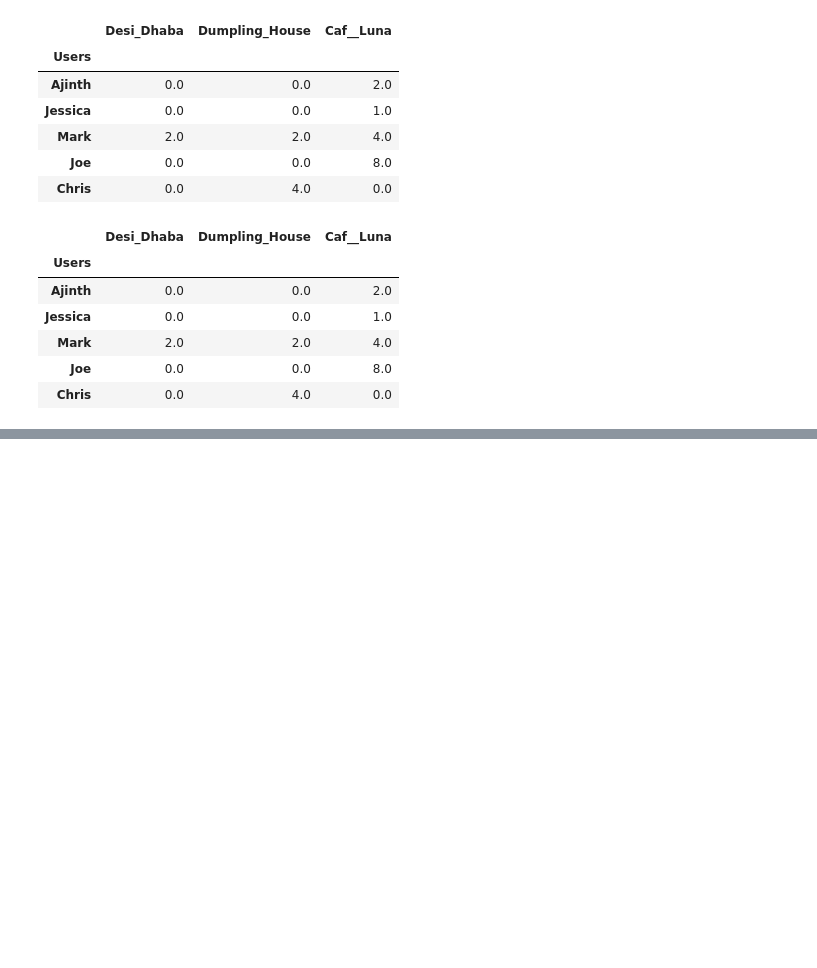
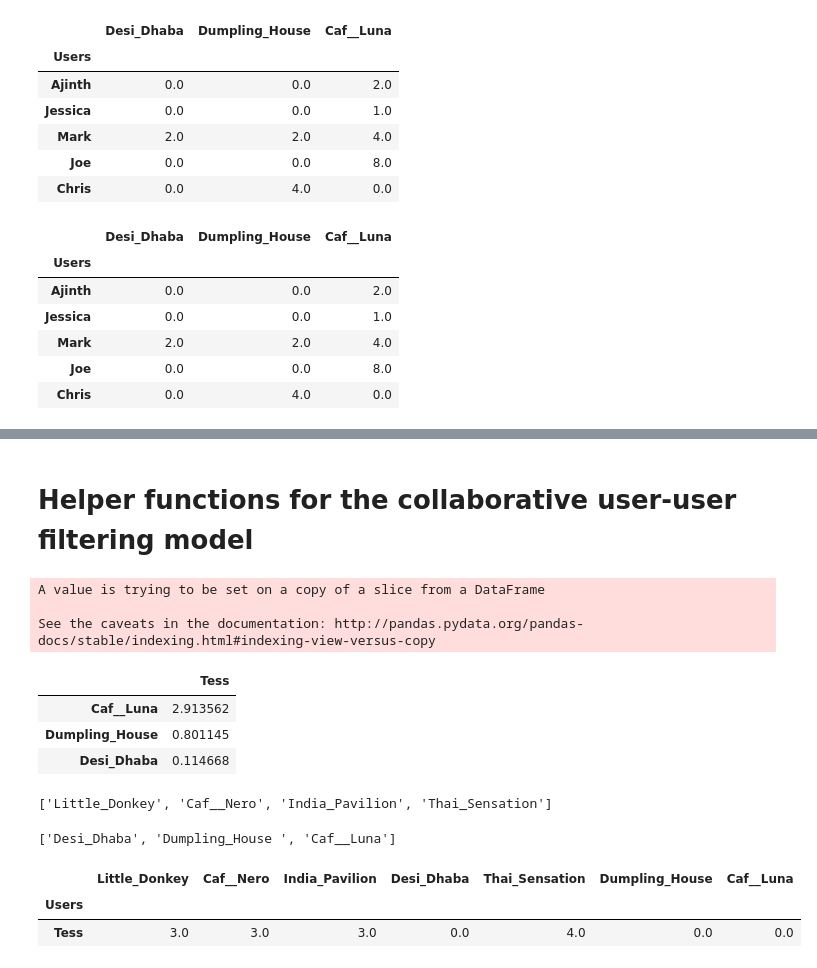
Before and after one commit to Ajinth/Recommender-System, a Jupyter notebook: Research/Recommender_Test_Code.ipynb, the cells around one changed output, grey strips where cells are left out. Saved outputs shown, nothing was run; the diff lists cells and outputs as text; code cells hidden in the pictures; blank space fills up the shorter version.

Commit message:
Testing out the User-User Filtering with Functions

```diff
--- a/Research/Recommender_Test_Code.ipynb
+++ b/Research/Recommender_Test_Code.ipynb
@@ -598,0 +661,2 @@ joint_df.sort_values('Similarity', ascending=False)
+# %% [markdown]
+# Helper functions for the collaborative user-user filtering model
@@ -598,0 +744,27 @@ joint_df.sort_values('Similarity', ascending=False)
+# %%
+prediction = rating_predictor_colab_uu_all()
+# %% [output]
+A value is trying to be set on a copy of a slice from a DataFrame
+
+See the caveats in the documentation: http://pandas.pydata.org/pandas-docs/stable/indexing.html#indexing-view-versus-copy
+# %%
+prediction.head()
+# %% [output]
+|  | Tess |
+| Caf__Luna | 2.913562 |
+| Dumpling_House | 0.801145 |
+| Desi_Dhaba | 0.114668 |
+# %%
+user_rated_list(user)
+# %% [output]
+['Little_Donkey', 'Caf__Nero', 'India_Pavilion', 'Thai_Sensation']
+# %%
+user_not_rated_list(user)
+# %% [output]
+['Desi_Dhaba', 'Dumpling_House ', 'Caf__Luna']
+# %%
+restaurants_df[restaurants_df.index=='Tess']
+# %% [output]
+|  | Little_Donkey | Caf__Nero | India_Pavilion | Desi_Dhaba | Thai_Sensation | Dumpling_House | Caf__Luna |
+| Users |  |  |  |  |  |  |  |
+| Tess | 3.0 | 3.0 | 3.0 | 0.0 | 4.0 | 0.0 | 0.0 |
```
Also changed, not shown: parts of 22 cells of this notebook.
